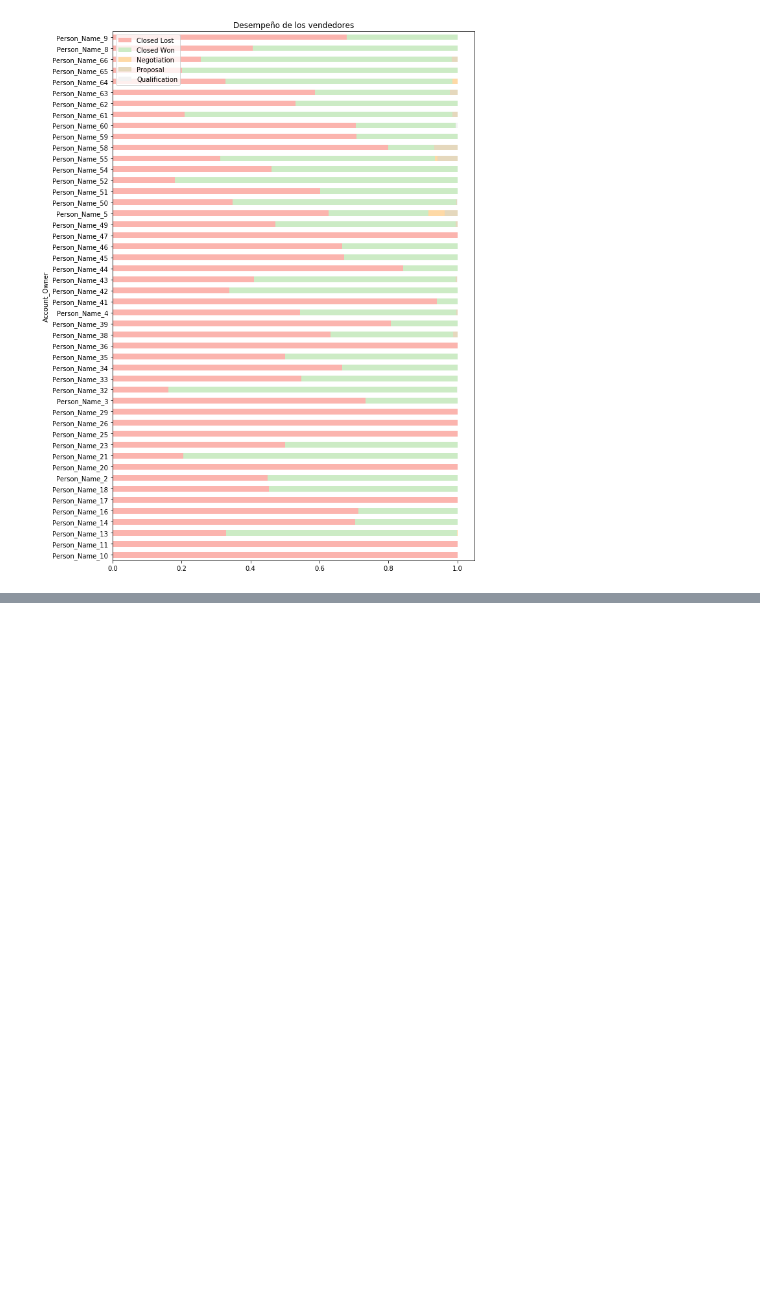
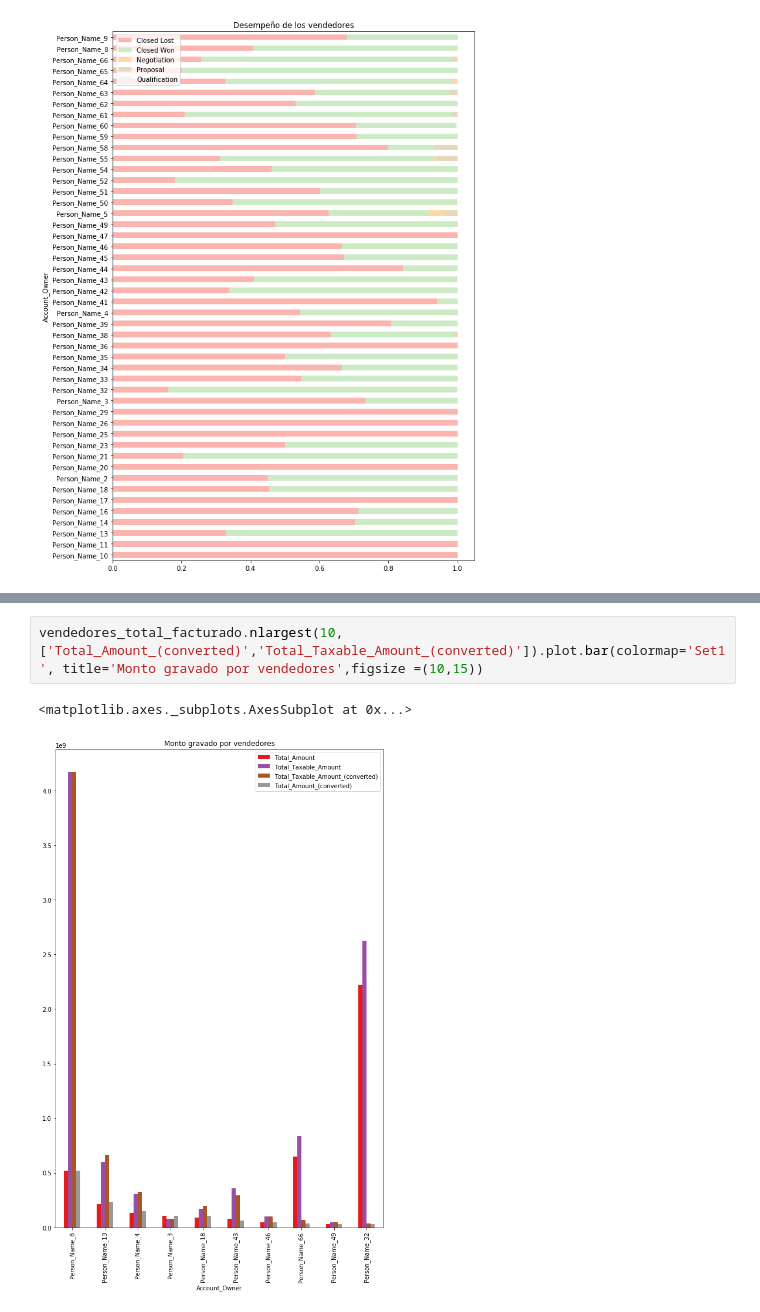
Before and after one commit to germanbc/Organizacion-de-Datos-2c2020-TP1, a Jupyter notebook: TP1-Antonella.ipynb, the cells around one changed output, grey strips where cells are left out. Drawn from its saved outputs; the diff is of its cells as text; blank space fills up the shorter version.

```diff
--- a/TP1-Antonella.ipynb
+++ b/TP1-Antonella.ipynb
@@ -282,0 +372,5 @@ vendedores_total_facturado.head(3)
+# %%
+vendedores_total_facturado.nlargest(10,['Total_Amount_(converted)','Total_Taxable_Amount_(converted)']).plot.bar(colormap='Set1', title='Monto gravado por vendedores',figsize =(10,15))
+# %% [output]
+<matplotlib.axes._subplots.AxesSubplot at 0x...>
+[figure, added]
```
Also changed, not shown: parts of 11 cells of this notebook.
